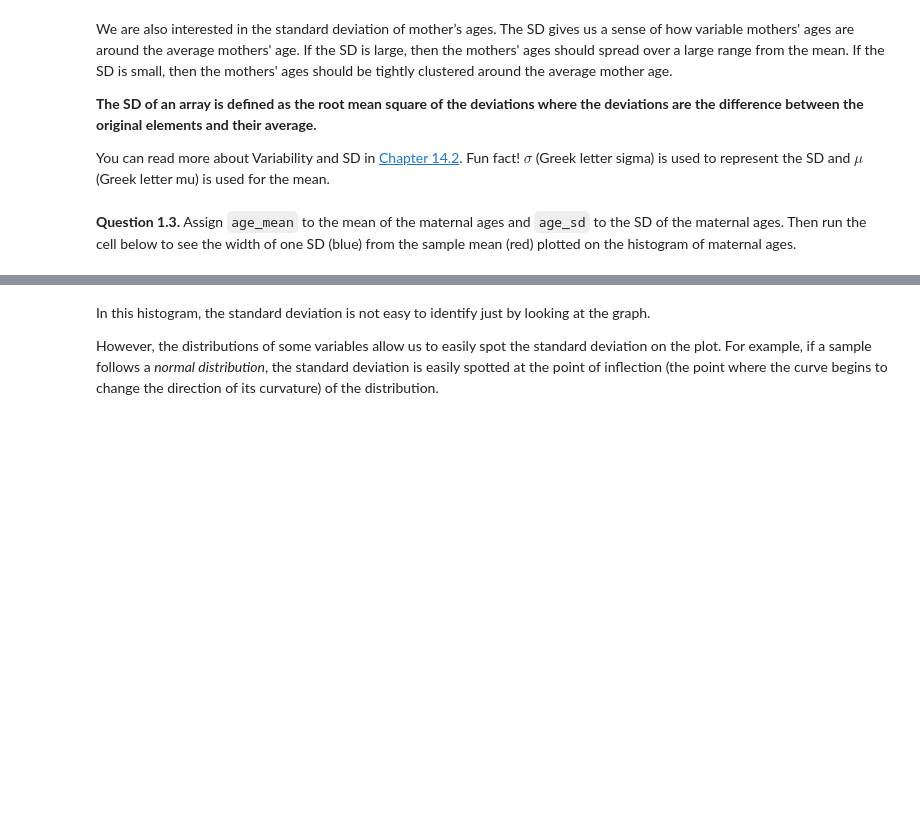
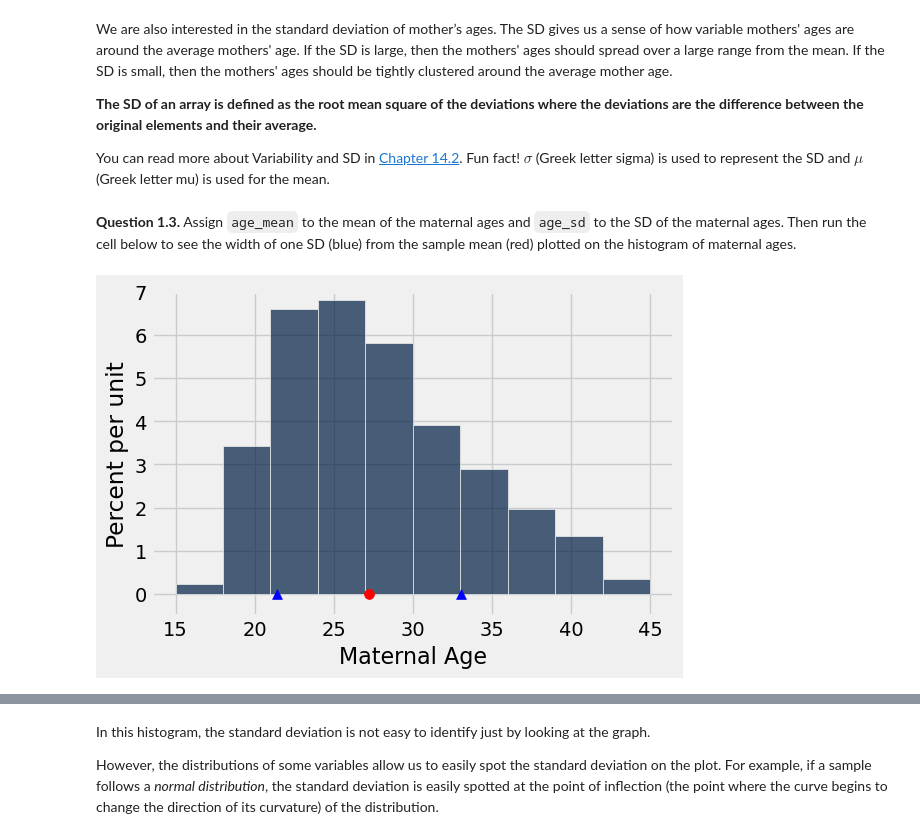
Before and after one commit to ehvenga/cs560, a Jupyter notebook: lab08/lab08.ipynb, the cells around one changed output, grey strips where cells are left out. Saved outputs shown, nothing was run; the diff lists cells and outputs as text; code cells hidden in the pictures; blank space fills up the shorter version.

```diff
--- a/lab08/lab08.ipynb
+++ b/lab08/lab08.ipynb
@@ -80,13 +84,15 @@ BEGIN QUESTION
 name: q1_3
 -->
 # %%
-age_mean = ...
-age_sd = ...
+age_mean = np.mean(births.column('Maternal Age'))
+age_sd = np.std(births.column('Maternal Age'))
 births.hist("Maternal Age")
 
 plots.scatter(age_mean, 0, color='red', zorder=2, s=50);
 plots.scatter(age_mean+age_sd, 0, marker='^', color='blue', zorder=2, s=50);
 plots.scatter(age_mean-age_sd, 0, marker='^', color='blue', zorder=2, s=50);
 plots.ylim(-0.005, 0.07);
+# %% [output]
+[figure, added]
 # %%
 grader.check("q1_3")
```
Also changed, not shown: parts of 32 cells of this notebook, 7 other files.
